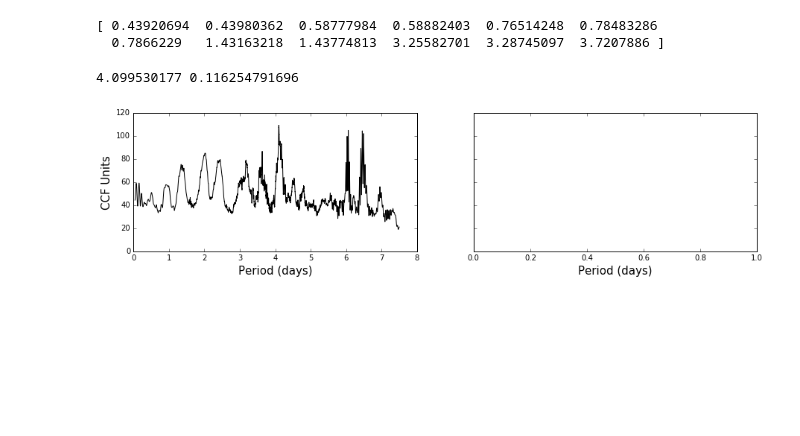
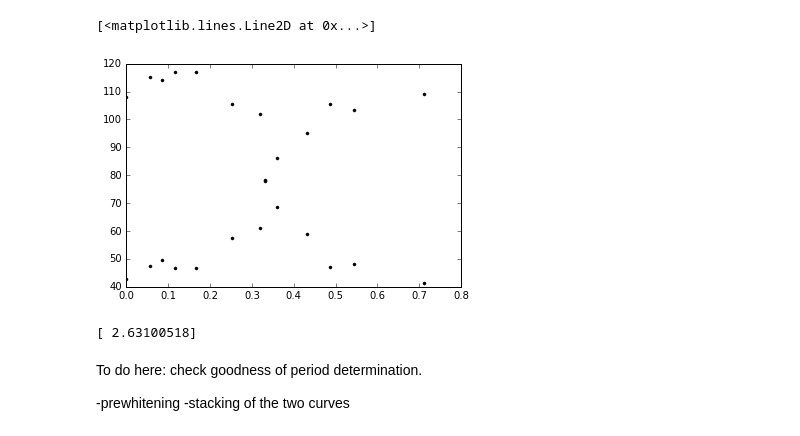
Before and after one commit to jacob-i-skinner/Orbit-Fitting, a Jupyter notebook: Periodogrammer.ipynb, the cells around one changed output. Cells and saved outputs as stored; diff of their text form; code cells hidden in the pictures; blank space fills up the shorter version.

```diff
--- a/Periodogrammer.ipynb
+++ b/Periodogrammer.ipynb
@@ -60,32 +66,22 @@ plt.savefig('2M06115599+4205070 periodogram.pdf')
+# %%
+plt.plot(phases(maxima[0], 0, JDp), RVp, 'k.')
+plt.plot(phases(maxima[0], 0, JDs), RVs, 'k.')
+# %% [output]
+[<matplotlib.lines.Line2D at 0x...>]
+[figure, added]
 # %%
 #Code for finding local maxima
 
-P = y*y2#*y3*y4
+power = y*y2#*y3*y4
 #print(x[np.argmax(y*y2*y3*y4)])
 #print(np.where((P)>0.025))
 maxima = np.array([])
-for i in range(1, len(P)-2):
-    if P[i-1] < P[i] and P[i] > P[i+1] and P[i] > 0.6:
+for i in range(1, len(power)-2):
+    if power[i-1] < power[i] and power[i] > power[i+1] and power[i] > 0.7:
         maxima = np.append(maxima, x[i])
 print(maxima)
 # %% [output]
-[ 0.43920694  0.43980362  0.58777984  0.58882403  0.76514248  0.78483286
-  0.7866229   1.43163218  1.43774813  3.25582701  3.28745097  3.7207886 ]
+[ 2.63100518]
-# %%
-CCF = np.correlate(y*y2, y3*y4, 'same')
-#plt.xlim(3.6,4)
-fig, ((ax1,ax2)) = plt.subplots(1, 2, sharex='col', sharey='row')
-ax1.plot(x, CCF, 'k')
-ax1.set_ylabel('CCF Units', size='15')
-ax1.set_xlabel('Period (days)', size='15')
-ax2.set_xlabel('Period (days)', size='15')
-fig.set_figheight(3.33)
-fig.set_figwidth(15)
-plt.savefig('periodogram and data window CCFs.pdf')
-print(x[np.argmax(CCF)], x[np.argmax(CCF_data)])
-# %% [output]
-4.099530177 0.116254791696
-[figure, removed]
 # %%
 #This periodogram code was taken from
 #Jake Vanderplas' "Fast Lomb-Scargle Periodograms in Python"
@@ -152,0 +157,5 @@ def adjustment(t, rv):
+# %% [markdown]
+To do here: check goodness of period determination.
+
+-prewhitening
+-stacking of the two curves
```
Also changed, not shown: parts of 2 cells of this notebook, 12 other files.
